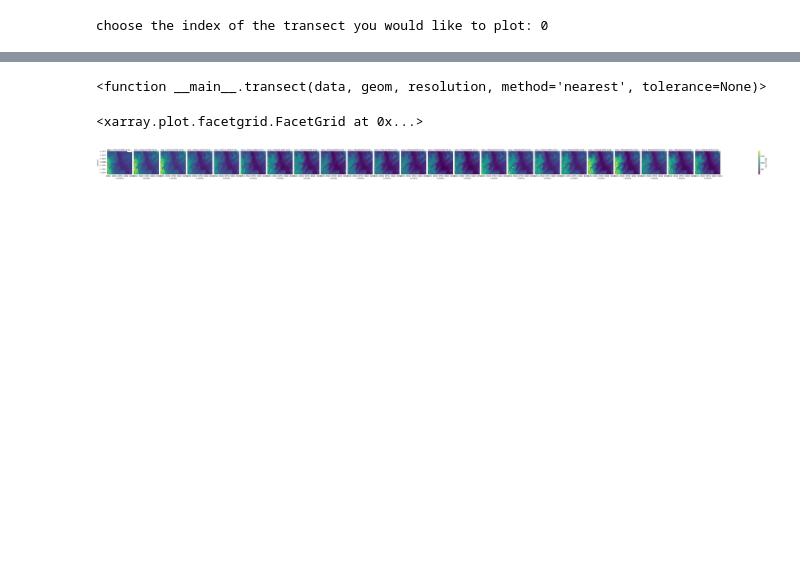
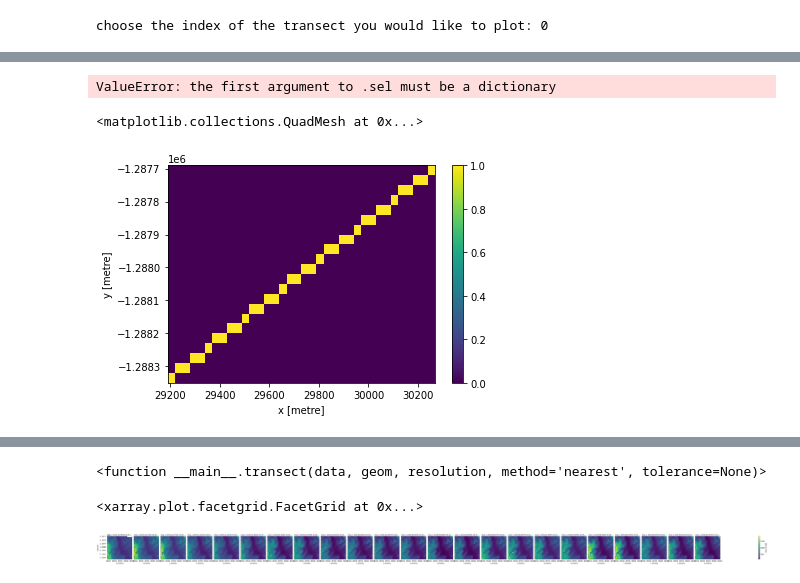
Before and after one commit to christopherowers/DP_KNP, a Jupyter notebook: Hovmoller.ipynb, the cells around one changed output, grey strips where cells are left out. Saved outputs shown, nothing was run; the diff lists cells and outputs as text; code cells hidden in the pictures; blank space fills up the shorter version.

Commit message:
masked out transect, plotting WIP

```diff
--- a/Hovmoller.ipynb
+++ b/Hovmoller.ipynb
@@ -117,6 +104,6 @@ ds.crs
 # %%
 #transects file will be the file containing our transects
-transects_file = './WA1.shp'
+transects_file = '/home/jovyan/WA1.shp'
 transects_df = gpd.read_file(transects_file)
 transects_df.crs
 
@@ -142,7 +129,7 @@ transects_df
 | 0 | 1 | None | WA1 | LINESTRING (132.27279 -12.21566, ... |
 # %%
 #Define temporal range
-start_of_epoch = '2015-10-01'
+start_of_epoch = '2016-8-01'
 end_of_epoch =  '2016-10-01'
 print ('temporal range is '+start_of_epoch+' to '+end_of_epoch)
 # %% [output]
@@ -251,0 +213,15 @@ NameError: name 'Studysite_rain' is not defined
+# %%
+ds.sel(xr.DataArray(dist, name='distance', dims=['distance']),
+                method='nearest', tolerance=None)
+# %% [output]
+ValueError: the first argument to .sel must be a dictionary
+# %%
+import geopandas as gdf
+from dea_tools.spatial import xr_rasterize
+shp = gpd.read_file('/home/jovyan/WA1.shp')
+shp_rast = xr_rasterize(gdf=shp, da=ds, crs=ds.crs)
+# %%
+shp_rast.plot()
+# %% [output]
+<matplotlib.collections.QuadMesh at 0x...>
+[figure, added]
```
Also changed, not shown: parts of 20 cells of this notebook.
